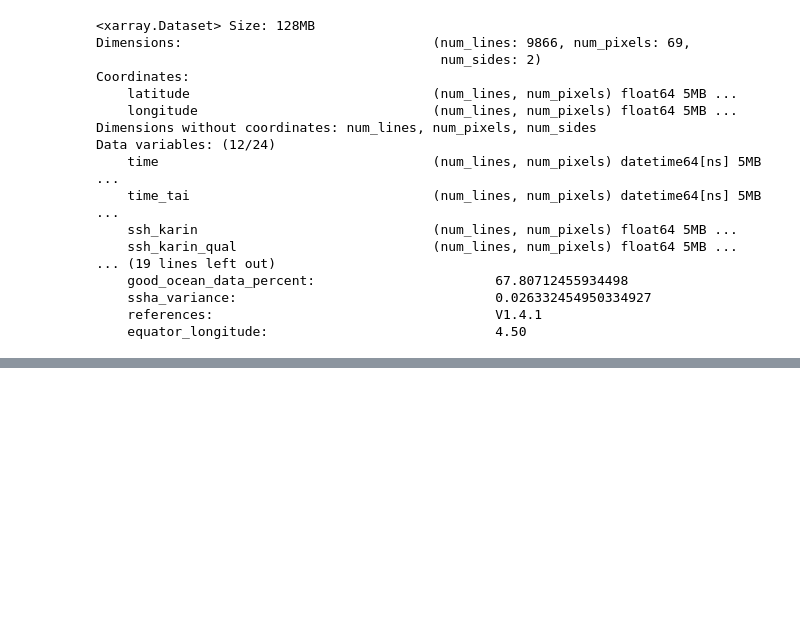
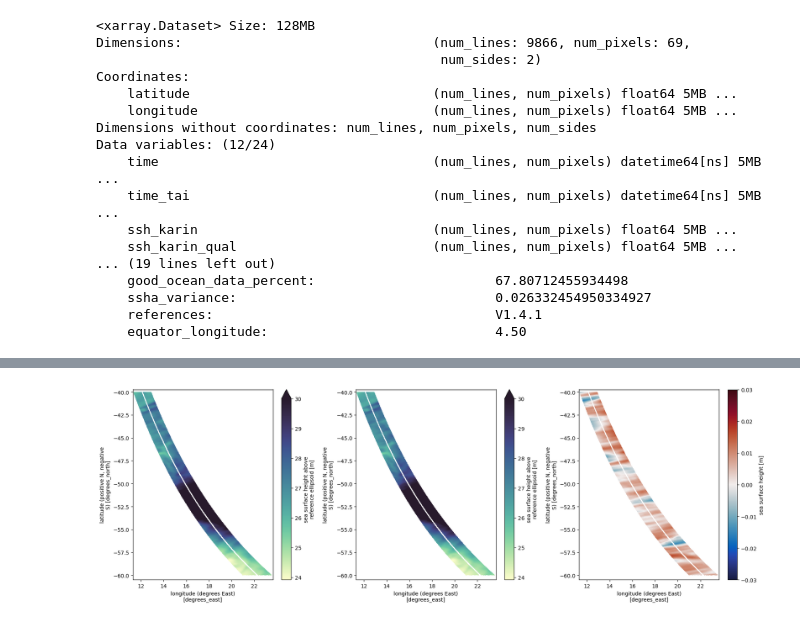
Before and after one commit to zcasparco/SWOT_UHH, a Jupyter notebook: Maps/SWOT_visualization_Basic.ipynb, the cells around one changed output, grey strips where cells are left out. Cells and saved outputs as stored; diff of their text form; code cells hidden in the pictures; blank space fills up the shorter version.

```diff
--- a/Maps/SWOT_visualization_Basic.ipynb
+++ b/Maps/SWOT_visualization_Basic.ipynb
@@ -159,0 +141,13 @@ ax.set_ylim(-60,-40)
+# %%
+# Zooming in SSHA close to the Alghulas current
+
+ds_sub = test.where((test.latitude>-60)&(test.latitude<-40)
+                    &(test.longitude<25)&(test.longitude>10),drop=True)
+
+fig,axs = plt.subplots(1,3,figsize=(18,6))
+(ds_sub.ssh_karin+ds_sub.height_cor_xover).plot(ax=axs[0],x='longitude',y='latitude',vmax=30,cmap=cm.cm.deep)
+(ds_sub.ssh_karin_2+ds_sub.height_cor_xover).plot(ax=axs[1],x='longitude',y='latitude',vmax=30,cmap=cm.cm.deep)
+(ds_sub.ssh_karin_2-ds_sub.ssh_karin).plot(ax=axs[2],x='longitude',y='latitude',vmax=0.03,cmap=cm.cm.balance)
+fig.tight_layout()
+# %% [output]
+[figure, added]
```
Also changed, not shown: parts of 15 cells of this notebook.
